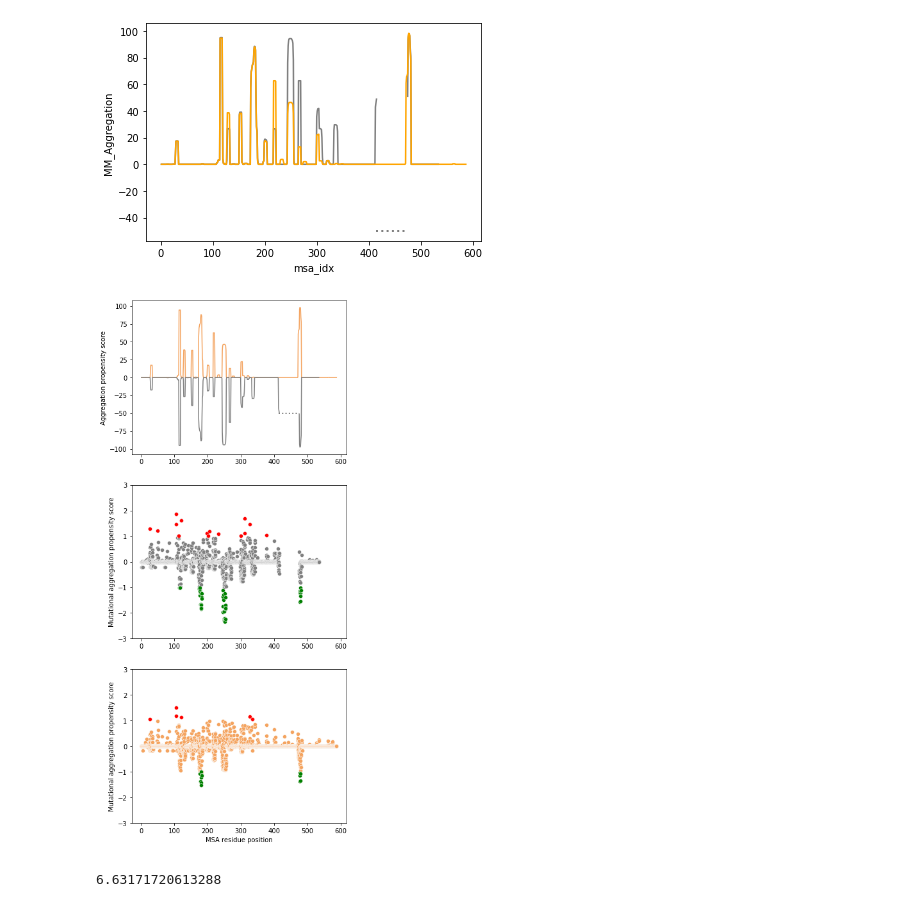
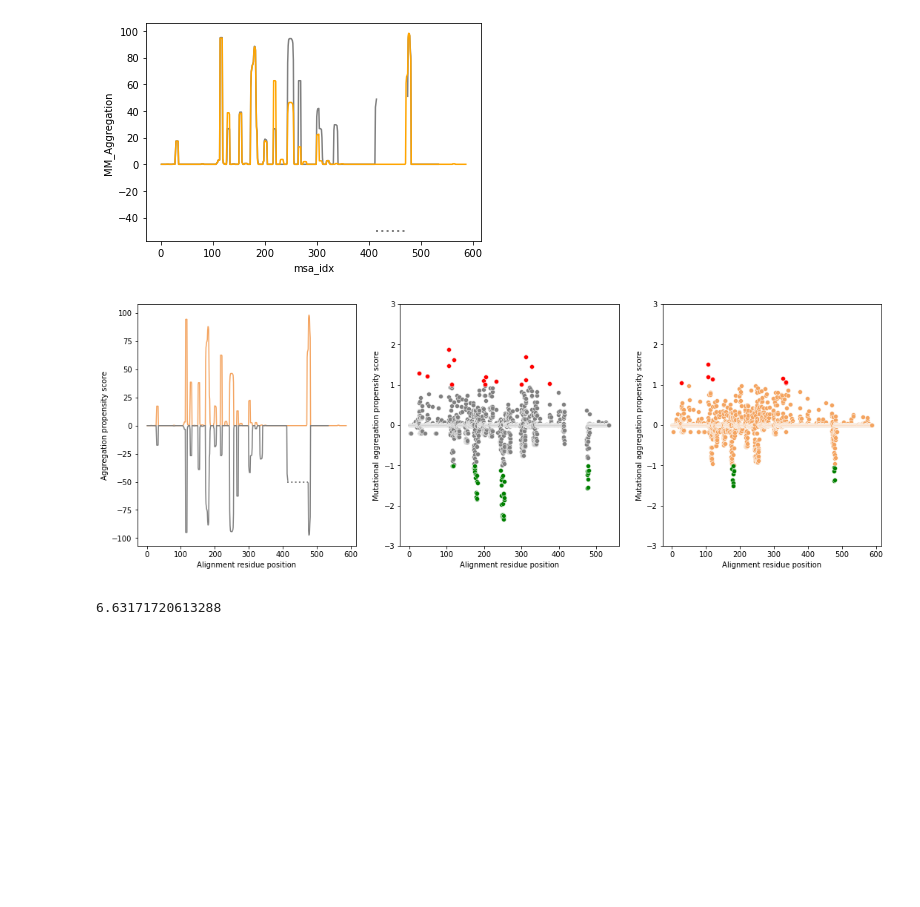
Before and after one commit to ladyson1806/NKR_lifespan, a Jupyter notebook: code/revisions/3_atx_proteins.ipynb, the cells around one changed output. Cells and saved outputs as stored; diff of their text form; code cells hidden in the pictures; blank space fills up the shorter version.

```diff
--- a/code/revisions/3_atx_proteins.ipynb
+++ b/code/revisions/3_atx_proteins.ipynb
@@ -224,40 +224,40 @@ plt.hlines(y=-50, xmin=414, xmax=474, linewidth=2, linestyles='dotted', color='g
 [figure]
 # %%
 title= 'ATX-10_deltaAgg_distribution'
-f, axes = plt.subplots(nrows=3, ncols=1, figsize=(6,15), sharex=True)
+f, axes = plt.subplots(nrows=1, ncols=3, figsize=(18,6))
 
 ATX10_AGG['MM_Aggregation'] = - ATX10_AGG['MM_Aggregation']
 
 sns.lineplot(data=ATX10_AGG, x='msa_idx', y='HG_Aggregation', color='sandybrown', ax=axes[0])
 sns.lineplot(y=ATX10_AGG['MM_Aggregation'][:415], x=ATX10_AGG['msa_idx'][:415], color='grey', ax=axes[0])
 sns.lineplot(y=ATX10_AGG['MM_Aggregation'][474:] , x=ATX10_AGG['msa_idx'][474:], color='grey', ax=axes[0])
 axes[0].hlines(y=-50, xmin=414, xmax=474, linewidth=2, linestyles='dotted', color='grey')
 axes[0].set_ylabel('Aggregation propensity score')
-axes[0].set_xlabel('MSA residue position\n')
+axes[0].set_xlabel('Alignment residue position\n')
 axes[0].tick_params(labelbottom=True)
 
 #### Mutational aggregation propensity along the amino acid sequence
 sns.scatterplot(data=MM_ATX10_deltaAgg_table, y='deltaAgg', x='msa_idx', color='grey', ax=axes[1])
 sns.scatterplot(data=MM_ATX10_deltaAgg_table[MM_ATX10_deltaAgg_table['deltaAgg'] >= 1 ], y='deltaAgg', x='msa_idx', color='red', ax=axes[1])
 sns.scatterplot(data=MM_ATX10_deltaAgg_table[MM_ATX10_deltaAgg_table['deltaAgg'] <= -1 ], y='deltaAgg', x='msa_idx', color='green', ax=axes[1])
 axes[1].set_ylabel('Mutational aggregation propensity score')
-axes[1].set_xlabel('MSA residue position\n')
+axes[1].set_xlabel('Alignment residue position\n')
 axes[1].set_ylim([-3,3])
 axes[1].tick_params(labelbottom=True)
 # axes[2].set_title('ATX-10 (Mus musculus)\n')
 
 sns.scatterplot(data=HG_ATX10_deltaAgg_table, y='deltaAgg', x='msa_idx', color='sandybrown', ax=axes[2])
 sns.scatterplot(data=HG_ATX10_deltaAgg_table[HG_ATX10_deltaAgg_table['deltaAgg'] >= 1 ], y='deltaAgg', x='msa_idx', color='red', ax=axes[2])
 sns.scatterplot(data=HG_ATX10_deltaAgg_table[HG_ATX10_deltaAgg_table['deltaAgg'] <= -1 ], y='deltaAgg', x='msa_idx', color='green', ax=axes[2])
 axes[2].set_ylabel('Mutational aggregation propensity score')
-axes[2].set_xlabel('MSA residue position\n')
+axes[2].set_xlabel('Alignment residue position\n')
 axes[2].set_ylim([-3,3])
 # axes[2].set_title('ATX-10 (Heterocephalus glaber)\n')
 
 f.savefig(f'../../figures/revisions/atx_proteins/{title}.png', dpi=250)
 plt.show()
 # %% [output]
-[figure, old version]
+[figure, new version]
 # %%
 sum(ATX10_AGG['HG_Aggregation']) / len(ATX10_AGG)
 # %% [output]
```
Also changed, not shown: parts of 1 cell of this notebook, 4 other files.
